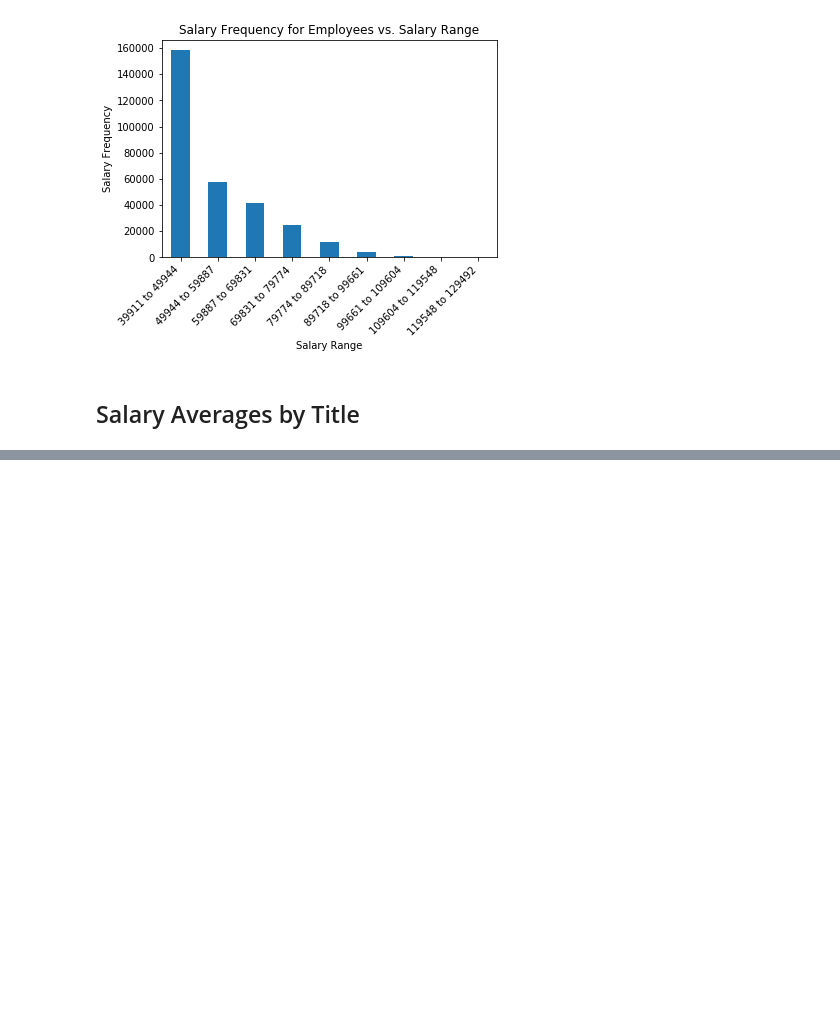
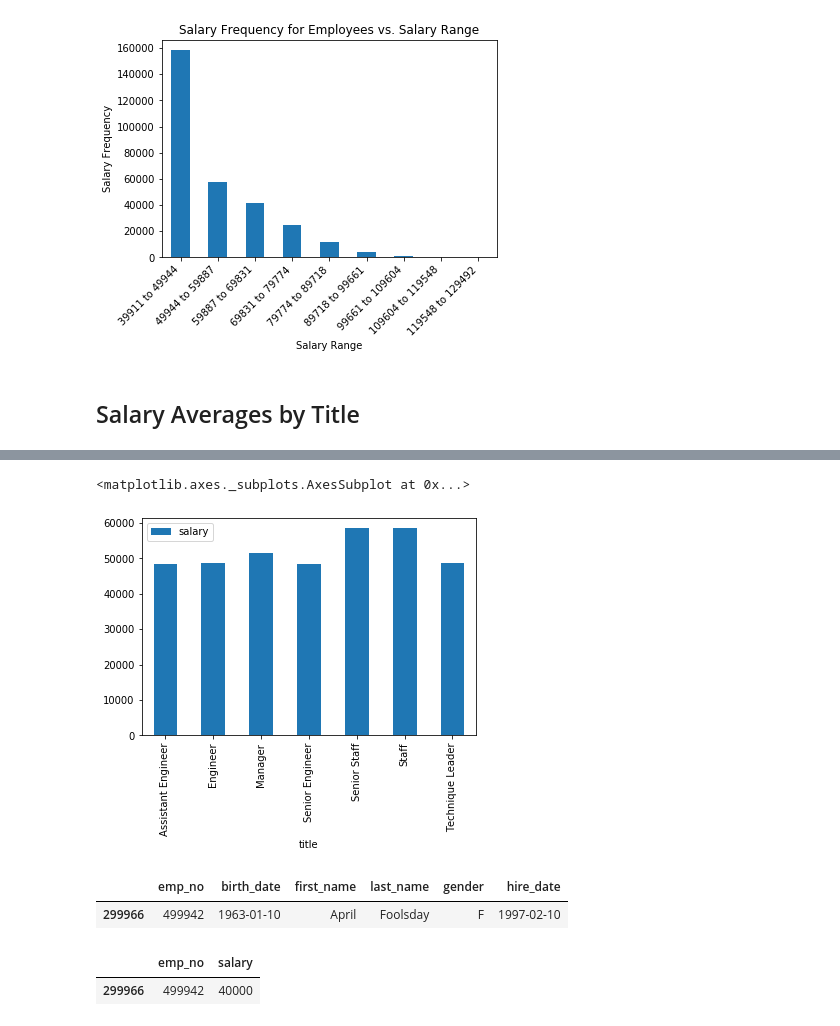
Before and after one commit to Gendo90/sql-challenge, a Jupyter notebook: EmployeeSQL/Analysis/Salary Check from DB.ipynb, the cells around one changed output, grey strips where cells are left out. Saved outputs shown, nothing was run; the diff lists cells and outputs as text; code cells hidden in the pictures; blank space fills up the shorter version.

```diff
--- a/EmployeeSQL/Analysis/Salary Check from DB.ipynb
+++ b/EmployeeSQL/Analysis/Salary Check from DB.ipynb
@@ -104,0 +108,3 @@ There are 0 records of salaries and titles
+# %%
+title_avg_salary = title_and_salary_df.groupby("title").mean()
+title_avg_salary
@@ -104,0 +121,17 @@ There are 0 records of salaries and titles
+# %%
+title_avg_salary.plot(kind="bar")
+# %% [output]
+<matplotlib.axes._subplots.AxesSubplot at 0x...>
+[figure, added]
+# %%
+you_info = employees_df.loc[employees_df["emp_no"] == 499942]
+you_info
+# %% [output]
+|  | emp_no | birth_date | first_name | last_name | gender | hire_date |
+| 299966 | 499942 | 1963-01-10 | April | Foolsday | F | 1997-02-10 |
+# %%
+you_salary = salary_df[salary_df["emp_no"] == 499942]
+you_salary
+# %% [output]
+|  | emp_no | salary |
+| 299966 | 499942 | 40000 |
```
Also changed, not shown: parts of 3 cells of this notebook.
